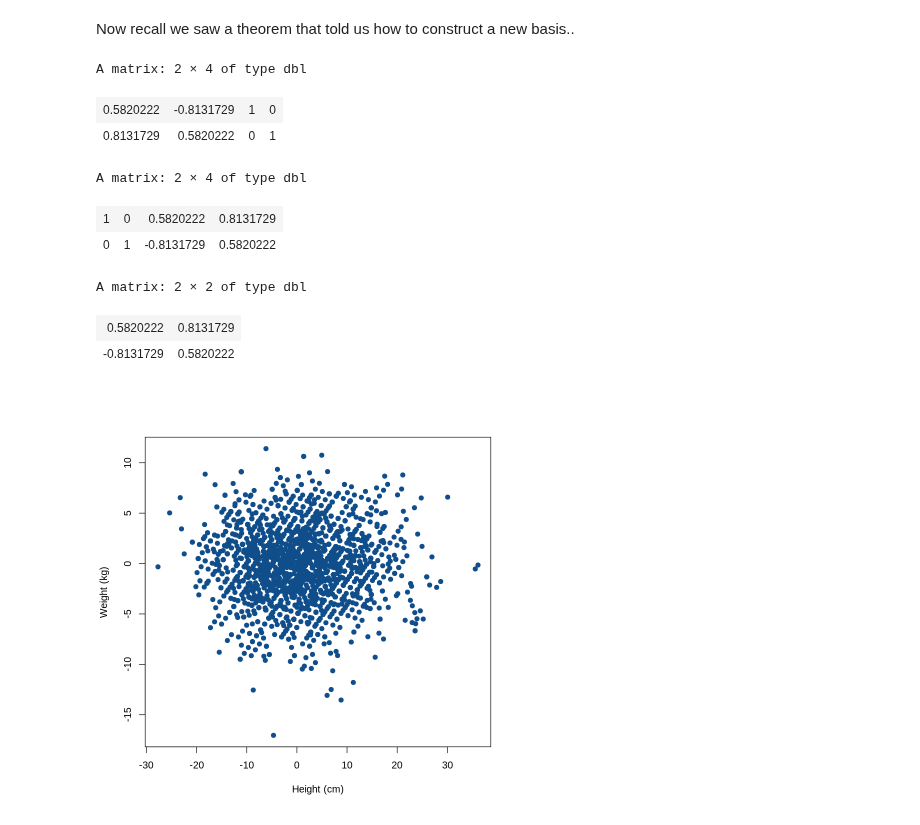
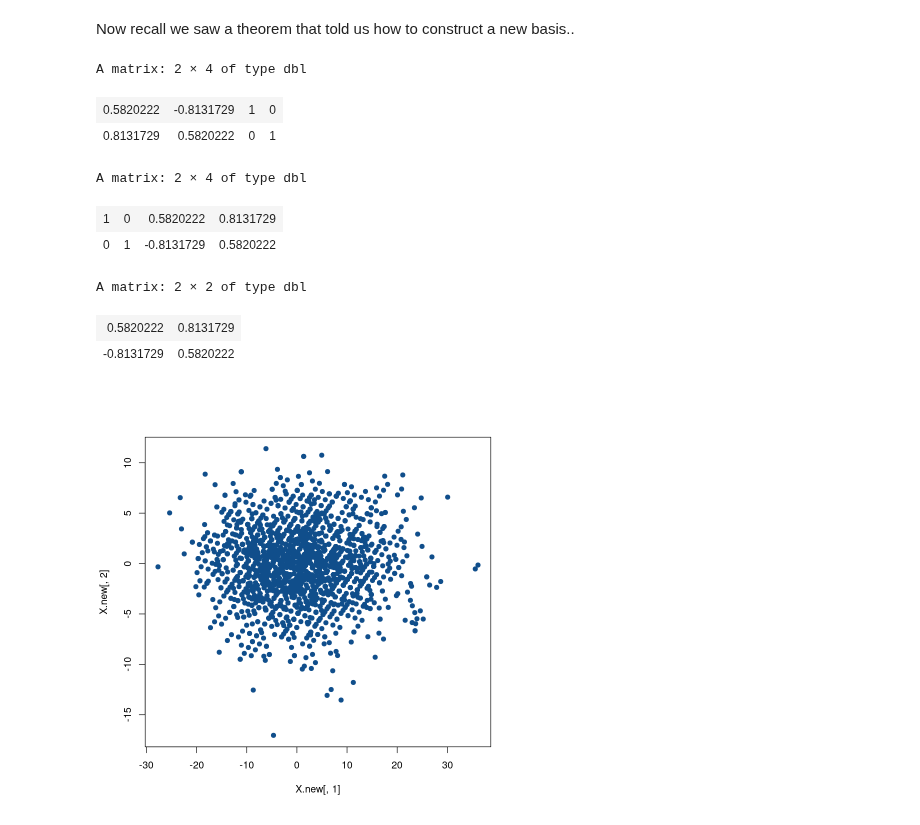
Before and after one commit to julien-arino/math-of-data-science, a Jupyter notebook: CODE/PCA_hockey_players.ipynb, the cells around one changed output. Cells and saved outputs as stored; diff of their text form; code cells hidden in the pictures.

```diff
--- a/CODE/PCA_hockey_players.ipynb
+++ b/CODE/PCA_hockey_players.ipynb
@@ -269,24 +241,23 @@ Now recall we saw a theorem that told us how to construct a new basis..
 # %%
 A=matrix(c(GS$Q,1,0,0,1), nr = 2)
 A
 pracma::rref(A)
 P = pracma::rref(A)[,c(3,4)]
 P
 X.new = X %*% t(P)
 #for (i in 1:dim(X)[1]) {
 #    X.new[i,] = P %*% X[i,]
 #}
 plot(X.new[,1], X.new[,2],
-    pch = 19, col = "dodgerblue4",
-    xlab = "Height (cm)", ylab = "Weight (kg)")
+    pch = 19, col = "dodgerblue4")
 # %% [output]
 A matrix: 2 × 4 of type dbl
 | 0.5820222 | -0.8131729 | 1 | 0 |
 | 0.8131729 | 0.5820222 | 0 | 1 |
 A matrix: 2 × 4 of type dbl
 | 1 | 0 | 0.5820222 | 0.8131729 |
 | 0 | 1 | -0.8131729 | 0.5820222 |
 A matrix: 2 × 2 of type dbl
 | 0.5820222 | 0.8131729 |
 | -0.8131729 | 0.5820222 |
-[figure, old version]
+[figure, new version]
```
Also changed, not shown: parts of 9 cells of this notebook.
